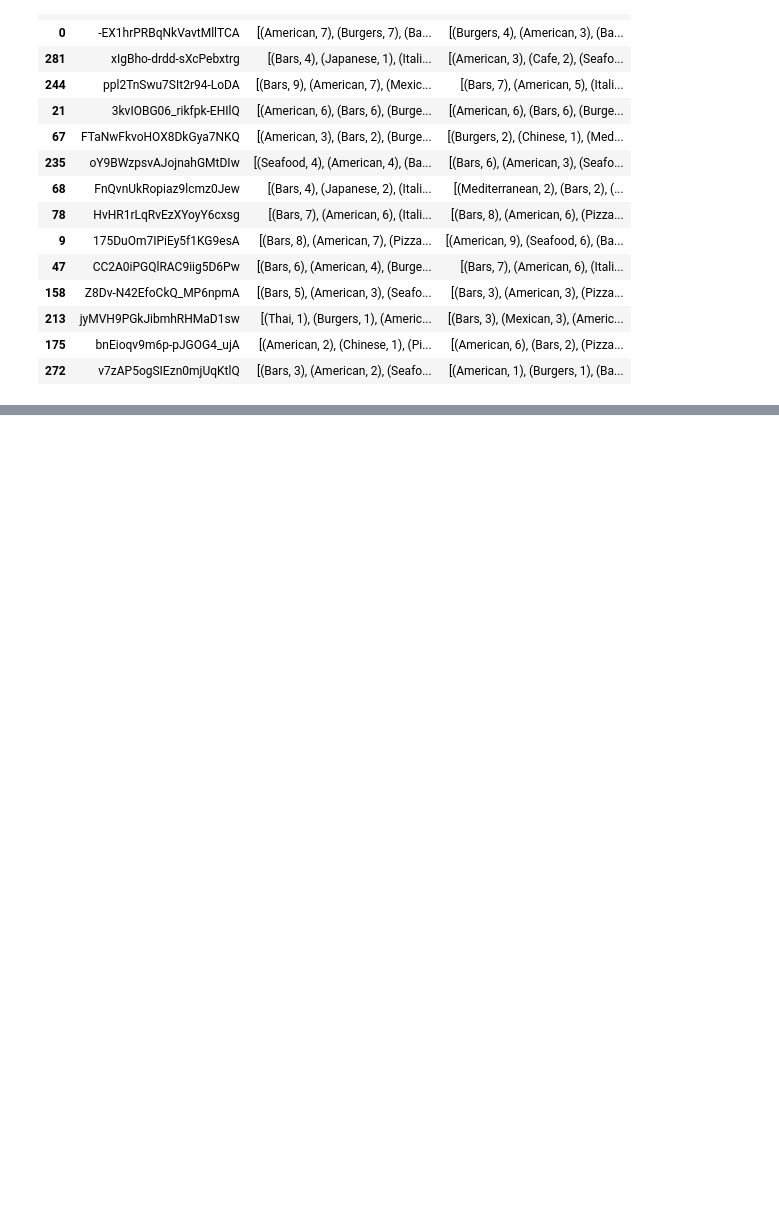
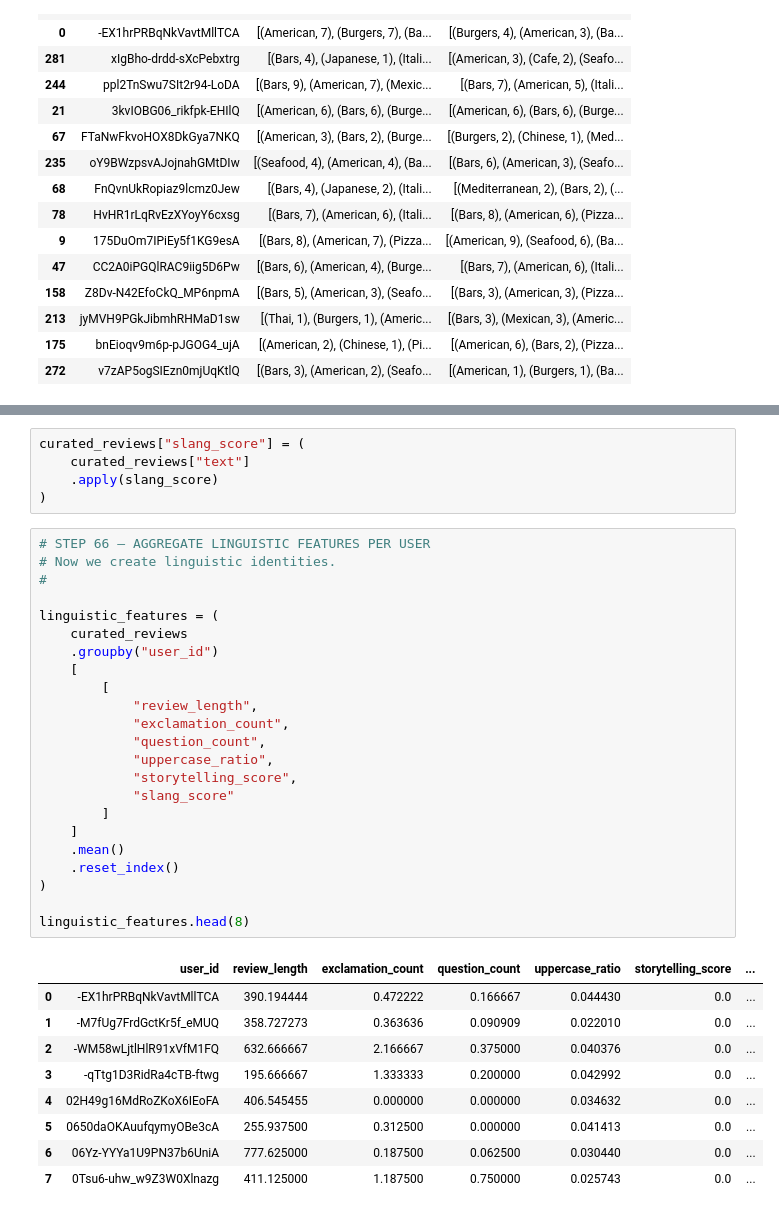
Before and after one commit to entia-lighthaus/project-agent, a Jupyter notebook: notebooks/01_yelp_exploration.ipynb, the cells around one changed output, grey strips where cells are left out. Cells and saved outputs as stored; diff of their text form; blank space fills up the shorter version.

```diff
--- a/notebooks/01_yelp_exploration.ipynb
+++ b/notebooks/01_yelp_exploration.ipynb
@@ -1843,0 +2090,38 @@ This shows human evolution modeling.
+# %%
+curated_reviews["slang_score"] = (
+    curated_reviews["text"]
+    .apply(slang_score)
+)
+# %%
+# STEP 66 — AGGREGATE LINGUISTIC FEATURES PER USER
+# Now we create linguistic identities.
+#
+
+linguistic_features = (
+    curated_reviews
+    .groupby("user_id")
+    [
+        [
+            "review_length",
+            "exclamation_count",
+            "question_count",
+            "uppercase_ratio",
+            "storytelling_score",
+            "slang_score"
+        ]
+    ]
+    .mean()
+    .reset_index()
+)
+
+linguistic_features.head(8)
+# %% [output]
+|  | user_id | review_length | exclamation_count | question_count | uppercase_ratio | storytelling_score | ... |
+| 0 | -EX1hrPRBqNkVavtMllTCA | 390.194444 | 0.472222 | 0.166667 | 0.044430 | 0.0 | ... |
+| 1 | -M7fUg7FrdGctKr5f_eMUQ | 358.727273 | 0.363636 | 0.090909 | 0.022010 | 0.0 | ... |
+| 2 | -WM58wLjtlHlR91xVfM1FQ | 632.666667 | 2.166667 | 0.375000 | 0.040376 | 0.0 | ... |
+| 3 | -qTtg1D3RidRa4cTB-ftwg | 195.666667 | 1.333333 | 0.200000 | 0.042992 | 0.0 | ... |
+| 4 | 02H49g16MdRoZKoX6IEoFA | 406.545455 | 0.000000 | 0.000000 | 0.034632 | 0.0 | ... |
+| 5 | 0650daOKAuufqymyOBe3cA | 255.937500 | 0.312500 | 0.000000 | 0.041413 | 0.0 | ... |
+| 6 | 06Yz-YYYa1U9PN37b6UniA | 777.625000 | 0.187500 | 0.062500 | 0.030440 | 0.0 | ... |
+| 7 | 0Tsu6-uhw_w9Z3W0Xlnazg | 411.125000 | 1.187500 | 0.750000 | 0.025743 | 0.0 | ... |
```
Also changed, not shown: parts of 49 cells of this notebook, 1 other file.
